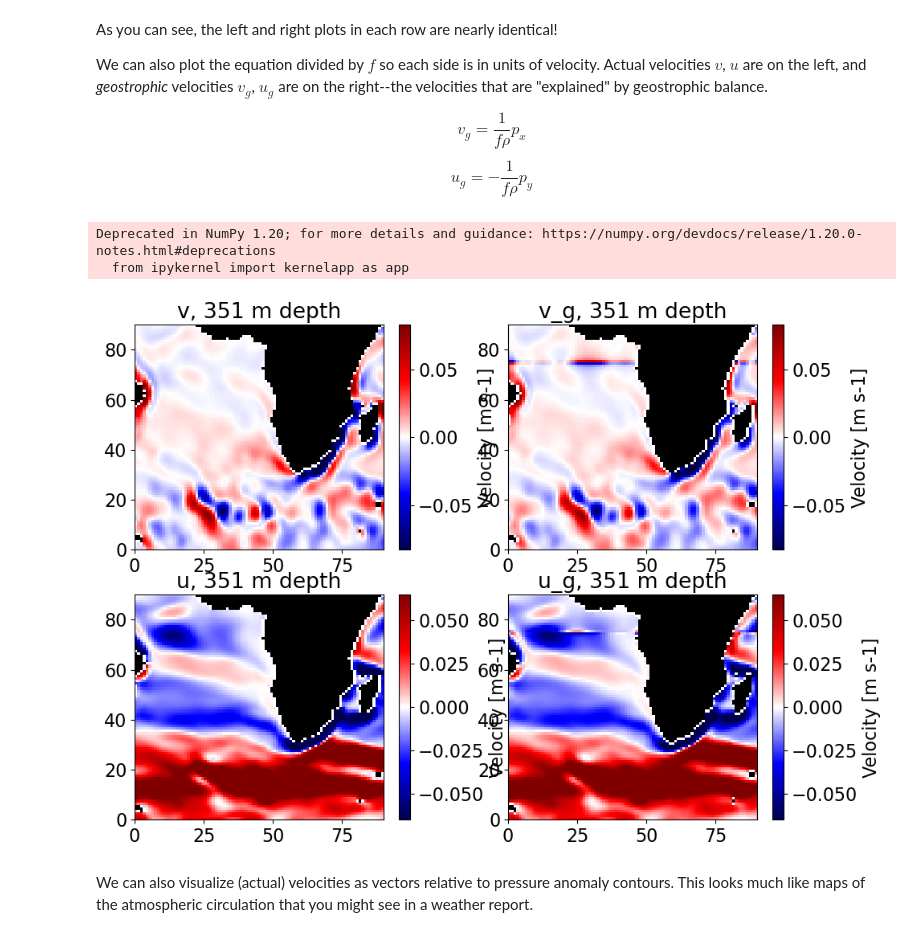
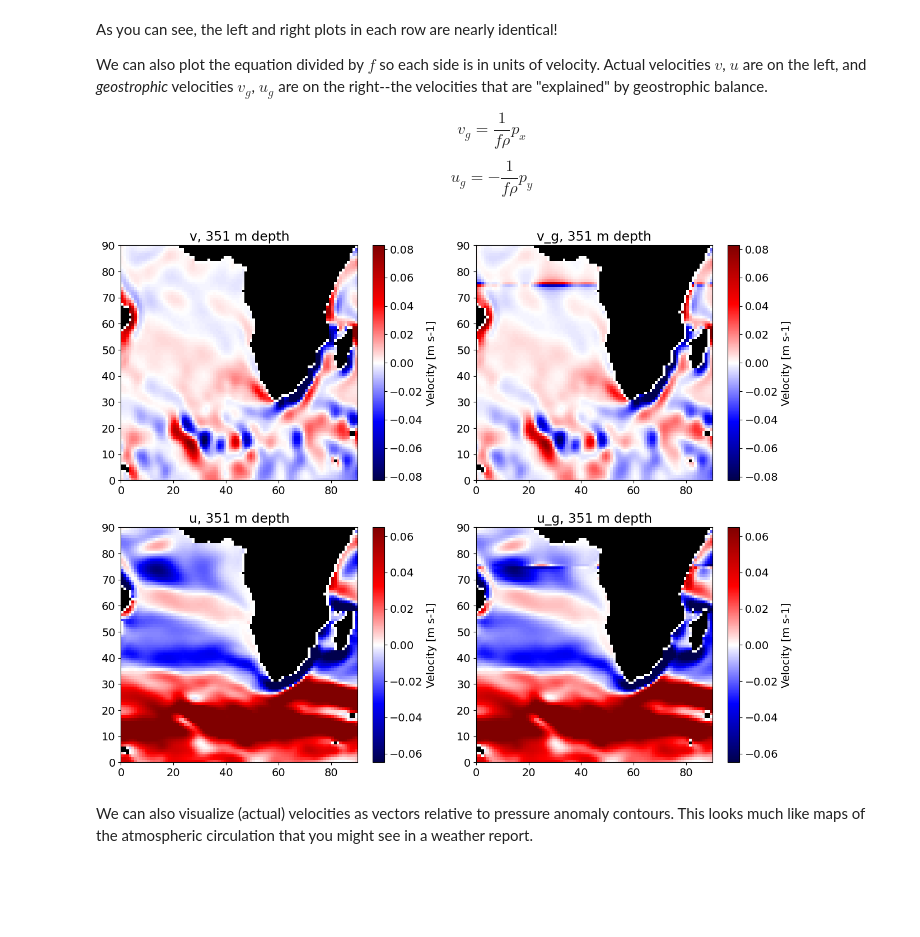
Before and after one commit to ECCO-GROUP/ECCO-v4-Python-Tutorial, a Jupyter notebook: Intro_to_PO_Tutorials/Geostrophic_balance.ipynb, the cells around one changed output. Drawn from its saved outputs; the diff is of its cells as text; code cells hidden in the pictures; blank space fills up the shorter version.

```diff
--- a/Intro_to_PO_Tutorials/Geostrophic_balance.ipynb
+++ b/Intro_to_PO_Tutorials/Geostrophic_balance.ipynb
@@ -251,6 +252,6 @@ Now let's plot density anomaly at the surface on a single tile. Python indexing
 densanom = ds_denspress_mo.RHOAnoma
 densanom_surf = densanom.isel(k=0)
 
-plt.rcParams["font.size"] = 16    # set default font size for plots in this tutorial
+plt.rcParams["font.size"] = 14    # set default font size for plots in this tutorial
 densanom_surf_plot = (densanom_surf.isel(tile=1)).plot(cmap='seismic')
 # %% [output]
@@ -768,46 +765,44 @@ u_g = geos_bal_RHS_2/f
 # arrays need to have singleton (time) dimension removed with .squeeze() before plotting
 tile_plot = 1
 k_plot = 20
-fig,axs = plt.subplots(2,2,figsize=(11,8))
+fig,axs = plt.subplots(2,2,figsize=(15,12))
 curr_land_mask = land_mask.isel(tile=tile_plot,k=k_plot).squeeze()
 
 # identify depth level for plot titles
 depth_plot_level = -ds_grid.Z[k_plot].values
-depth_str = str(np.int(np.round(depth_plot_level)))     # convert depth level (rounded to nearest meter) to a string for plot titles
+depth_str = str(int(np.round(depth_plot_level)))     # convert depth level (rounded to nearest meter) to a string for plot titles
 
 curr_ax = axs[0,0]
 curr_plot = curr_ax.pcolormesh((v.isel(tile=tile_plot,k=k_plot)).squeeze(),cmap='seismic')
 plot_mask(curr_land_mask,ax=curr_ax,color_rgb=np.zeros(3,))
 plot_clim = cmap_zerocent_scale(curr_plot,0.3)
 curr_ax.set_title('v, ' + depth_str + ' m depth')
 cbar = fig.colorbar(curr_plot,ax=axs[0,0])
 cbar.set_label('Velocity [m s-1]')
 curr_ax = axs[0,1]
 curr_plot = curr_ax.pcolormesh((v_g.isel(tile=tile_plot,k=k_plot)).squeeze(),cmap='seismic')
 plot_mask(curr_land_mask,ax=curr_ax,color_rgb=np.zeros(3,))
 curr_plot.set_clim(plot_clim)
 curr_ax.set_title('v_g, ' + depth_str + ' m depth')
 cbar = fig.colorbar(curr_plot,ax=axs[0,1])
 cbar.set_label('Velocity [m s-1]')
 
 curr_ax = axs[1,0]
 curr_plot = curr_ax.pcolormesh((u.isel(tile=tile_plot,k=k_plot)).squeeze(),cmap='seismic')
 plot_mask(curr_land_mask,ax=curr_ax,color_rgb=np.zeros(3,))
 plot_clim = cmap_zerocent_scale(curr_plot,0.3)
 curr_ax.set_title('u, ' + depth_str + ' m depth')
 cbar = fig.colorbar(curr_plot,ax=axs[1,0])
 cbar.set_label('Velocity [m s-1]')
 curr_ax = axs[1,1]
 curr_plot = axs[1,1].pcolormesh((u_g.isel(tile=tile_plot,k=k_plot)).squeeze(),cmap='seismic')
 plot_mask(curr_land_mask,ax=curr_ax,color_rgb=np.zeros(3,))
 curr_plot.set_clim(plot_clim)
 curr_ax.set_title('u_g, ' + depth_str + ' m depth')
 cbar = fig.colorbar(curr_plot,ax=axs[1,1])
 cbar.set_label('Velocity [m s-1]')
 # %% [output]
-Deprecated in NumPy 1.20; for more details and guidance: https://numpy.org/devdocs/release/1.20.0-notes.html#deprecations
-  from ipykernel import kernelapp as app
-[figure, old version]
+[figure, new version]
 # %% [markdown]
 We can also visualize (actual) velocities as vectors relative to pressure anomaly contours. This looks much like maps of the atmospheric circulation that you might see in a weather report.
 # %%
```
Also changed, not shown: parts of 21 cells of this notebook.
